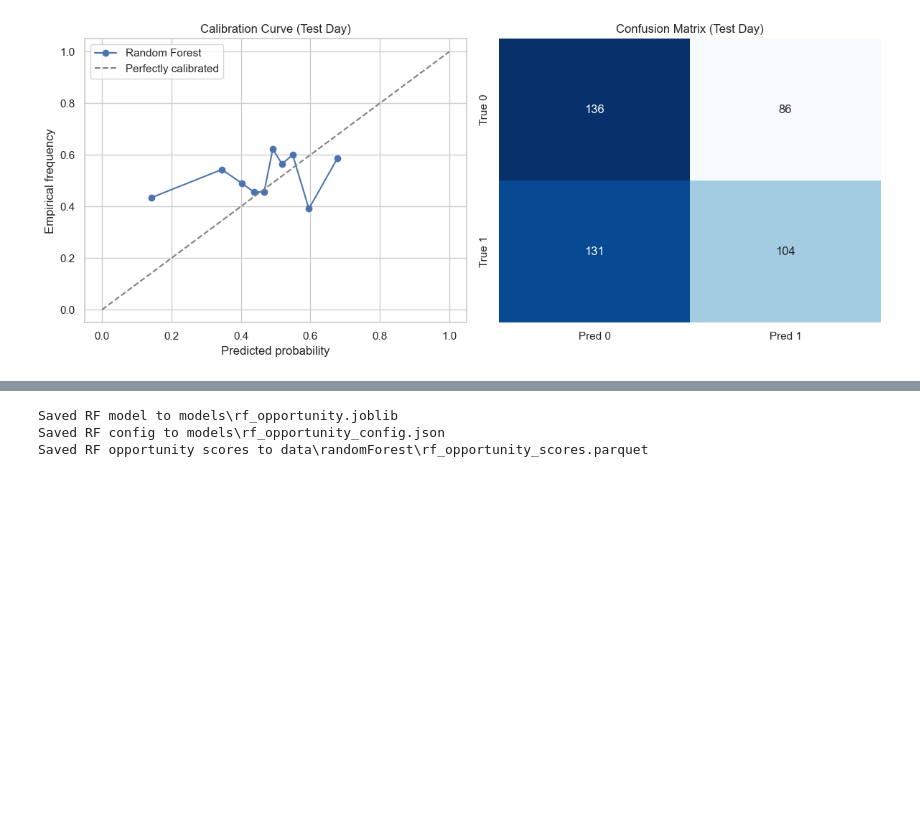
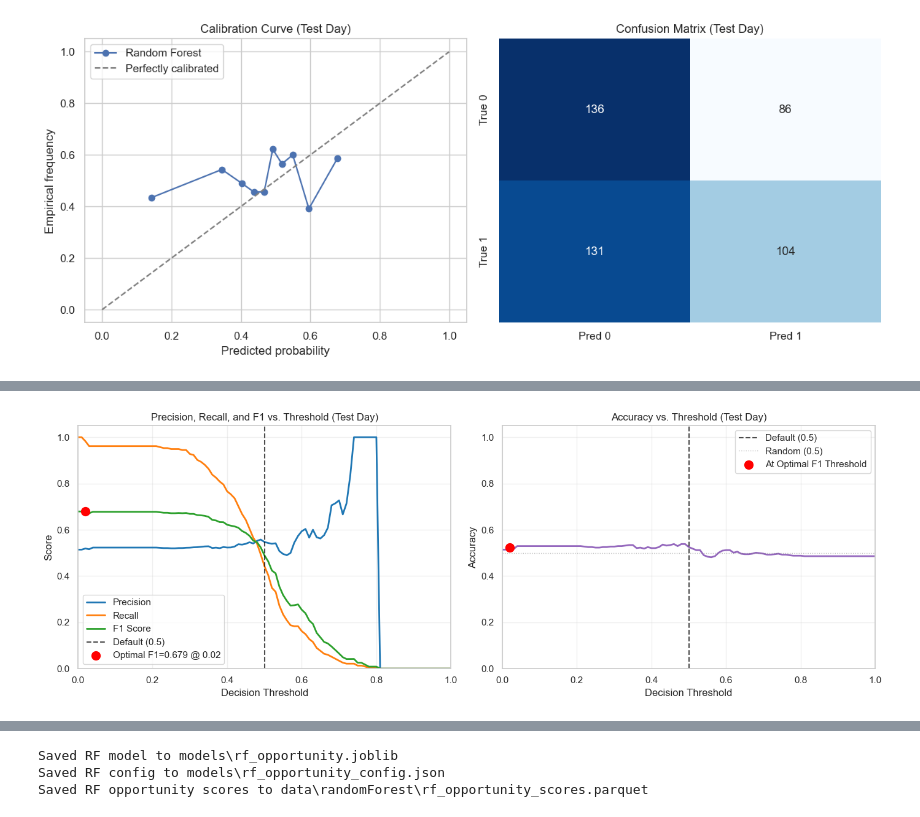
Before and after one commit to dman4703/cs4641-131-project, a Jupyter notebook: notebooks/randomForest.ipynb, the cells around one changed output, grey strips where cells are left out. Saved outputs shown, nothing was run; the diff lists cells and outputs as text; code cells hidden in the pictures; blank space fills up the shorter version.

```diff
--- a/notebooks/randomForest.ipynb
+++ b/notebooks/randomForest.ipynb
@@ -468,0 +510,89 @@ plt.show()
+# %%
+# Performance metrics vs decision threshold (test day)
+
+# Compute precision, recall, and F1 at different thresholds
+thresholds = np.linspace(0, 1, 101)
+precisions = []
+recalls = []
+f1_scores = []
+accuracies = []
+
+for thresh in thresholds:
+    y_pred_at_thresh = (y_test_proba >= thresh).astype(int)
+
+    # Handle edge cases where no predictions or all predictions
+    if y_pred_at_thresh.sum() == 0:
+        precisions.append(0)
+        recalls.append(0)
+        f1_scores.append(0)
+    else:
+        precisions.append(precision_score(y_test, y_pred_at_thresh, zero_division=0))
+        recalls.append(recall_score(y_test, y_pred_at_thresh, zero_division=0))
+        f1_scores.append(f1_score(y_test, y_pred_at_thresh, zero_division=0))
+
+    accuracies.append(accuracy_score(y_test, y_pred_at_thresh))
+
+# Convert to arrays
+precisions = np.array(precisions)
+recalls = np.array(recalls)
+f1_scores = np.array(f1_scores)
+accuracies = np.array(accuracies)
+
+# Plot
+fig, ax = plt.subplots(1, 2, figsize=(14, 5))
+
+# Precision, Recall, F1 vs Threshold
+ax[0].plot(thresholds, precisions, label="Precision", linewidth=2, color="#1f77b4")
+ax[0].plot(thresholds, recalls, label="Recall", linewidth=2, color="#ff7f0e")
+ax[0].plot(thresholds, f1_scores, label="F1 Score", linewidth=2, color="#2ca02c")
+ax[0].axvline(0.5, color="black", linestyle="--", linewidth=1.5, alpha=0.7, label="Default (0.5)")
+ax[0].set_xlabel("Decision Threshold")
+ax[0].set_ylabel("Score")
+ax[0].set_title("Precision, Recall, and F1 vs. Threshold (Test Day)")
+ax[0].legend(loc="best")
+ax[0].grid(alpha=0.3)
+ax[0].set_xlim([0, 1])
+ax[0].set_ylim([0, 1.05])
+
+# Find optimal F1 threshold
+optimal_idx = np.argmax(f1_scores)
+optimal_thresh = thresholds[optimal_idx]
+optimal_f1 = f1_scores[optimal_idx]
+ax[0].scatter([optimal_thresh], [optimal_f1], color="red", s=100, zorder=5,
+              label=f"Optimal F1={optimal_f1:.3f} @ {optimal_thresh:.2f}")
+ax[0].legend(loc="best")
+
+# Accuracy vs Threshold
+ax[1].plot(thresholds, accuracies, linewidth=2, color="#9467bd")
+ax[1].axvline(0.5, color="black", linestyle="--", linewidth=1.5, alpha=0.7, label="Default (0.5)")
+ax[1].axhline(0.5, color="gray", linestyle=":", linewidth=1, alpha=0.5, label="Random (0.5)")
+ax[1].scatter([optimal_thresh], [accuracies[optimal_idx]], color="red", s=100, zorder=5,
+              label=f"At Optimal F1 Threshold")
+ax[1].set_xlabel("Decision Threshold")
+ax[1].set_ylabel("Accuracy")
+ax[1].set_title("Accuracy vs. Threshold (Test Day)")
+ax[1].legend(loc="best")
+ax[1].grid(alpha=0.3)
+ax[1].set_xlim([0, 1])
+ax[1].set_ylim([0, 1.05])
+
+plt.tight_layout()
+plt.show()
+
+# Print optimal threshold info
+print(f"\nOptimal threshold for F1 score: {optimal_thresh:.2f}")
+print(f"At this threshold:")
+print(f"  Precision: {precisions[optimal_idx]:.3f}")
+print(f"  Recall:    {recalls[optimal_idx]:.3f}")
+print(f"  F1 Score:  {f1_scores[optimal_idx]:.3f}")
+print(f"  Accuracy:  {accuracies[optimal_idx]:.3f}")
+
+# Compare to default 0.5 threshold
+default_idx = 50  # threshold = 0.5
+print(f"\nAt default threshold (0.5):")
+print(f"  Precision: {precisions[default_idx]:.3f}")
+print(f"  Recall:    {recalls[default_idx]:.3f}")
+print(f"  F1 Score:  {f1_scores[default_idx]:.3f}")
+print(f"  Accuracy:  {accuracies[default_idx]:.3f}")
+# %% [output]
+[figure, added]
```
Also changed, not shown: parts of 2 cells of this notebook, 7 other files.
